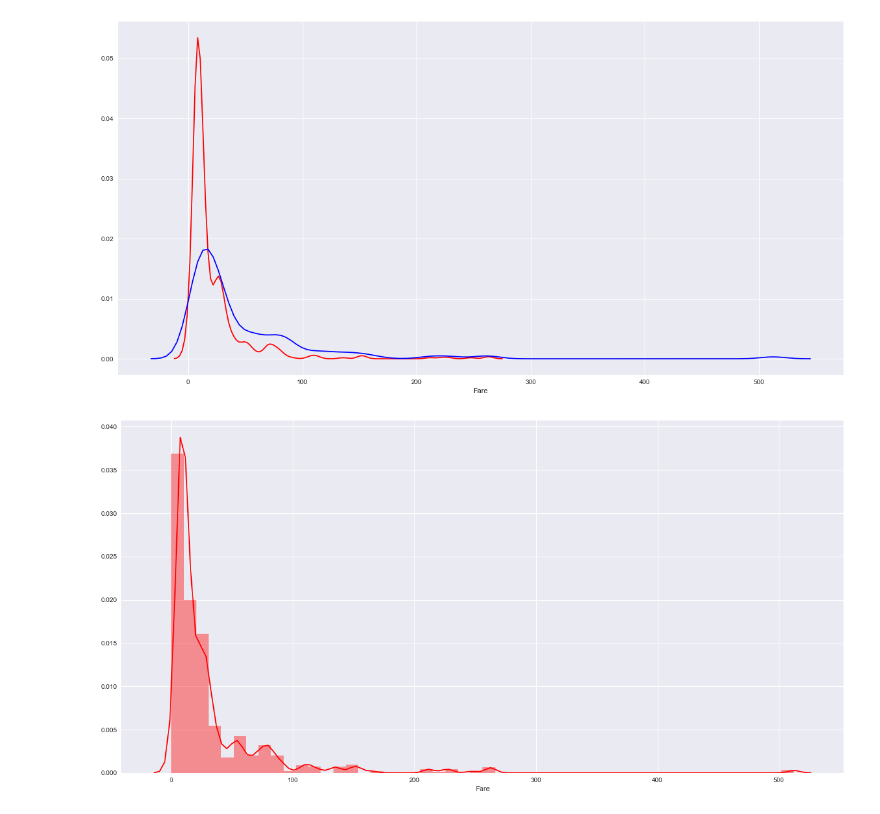
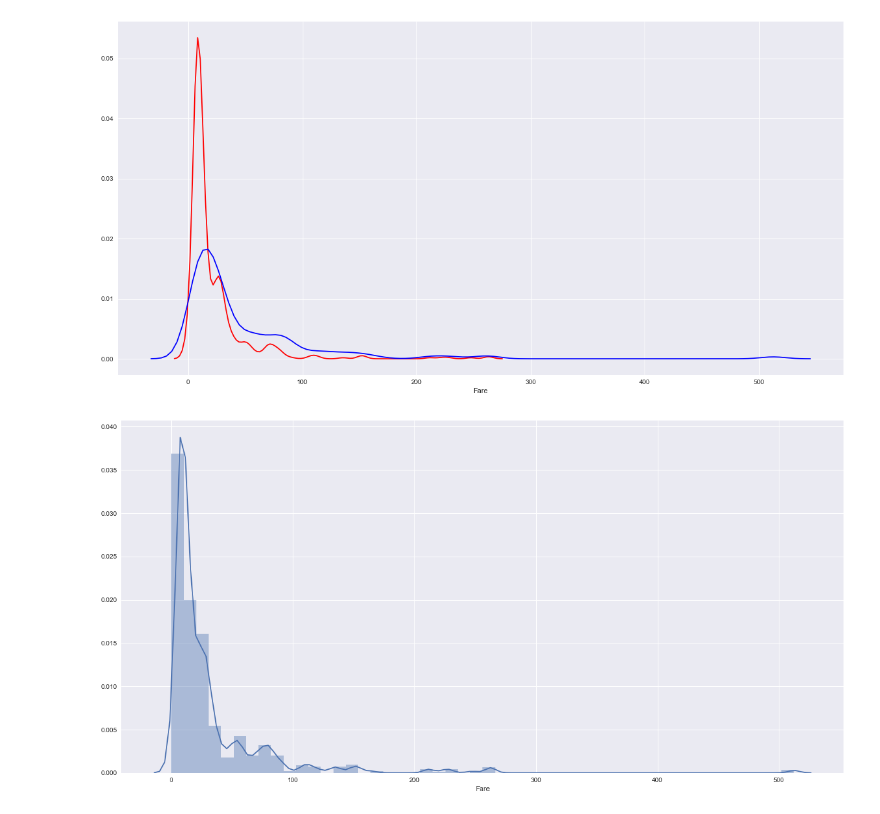
Before and after one commit to yaskyj/investigate-data-set, a Jupyter notebook: InvestigateTitanicData.ipynb, the cells around one changed output. Saved outputs shown, nothing was run; the diff lists cells and outputs as text; code cells hidden in the pictures.

```diff
--- a/InvestigateTitanicData.ipynb
+++ b/InvestigateTitanicData.ipynb
@@ -214,9 +218,9 @@ sns.distplot(df[(df['Survived'] == 1) & (df['Fare'].notnull())]['Fare'], hist=Fa
 [figure]
 # %%
 fig, ax = plt.subplots(figsize=(20, 10))
-sns.distplot(df[(df['Fare'].notnull())]['Fare'], color="r");
+sns.distplot(df[(df['Fare'].notnull())]['Fare']);
 # %% [output]
-[figure, old version]
+[figure, new version]
 # %%
 df['honorific'] = df['Name'].str.extract(', (\D+?)\.')
 # %%
```
Also changed, not shown: parts of 24 cells of this notebook.
